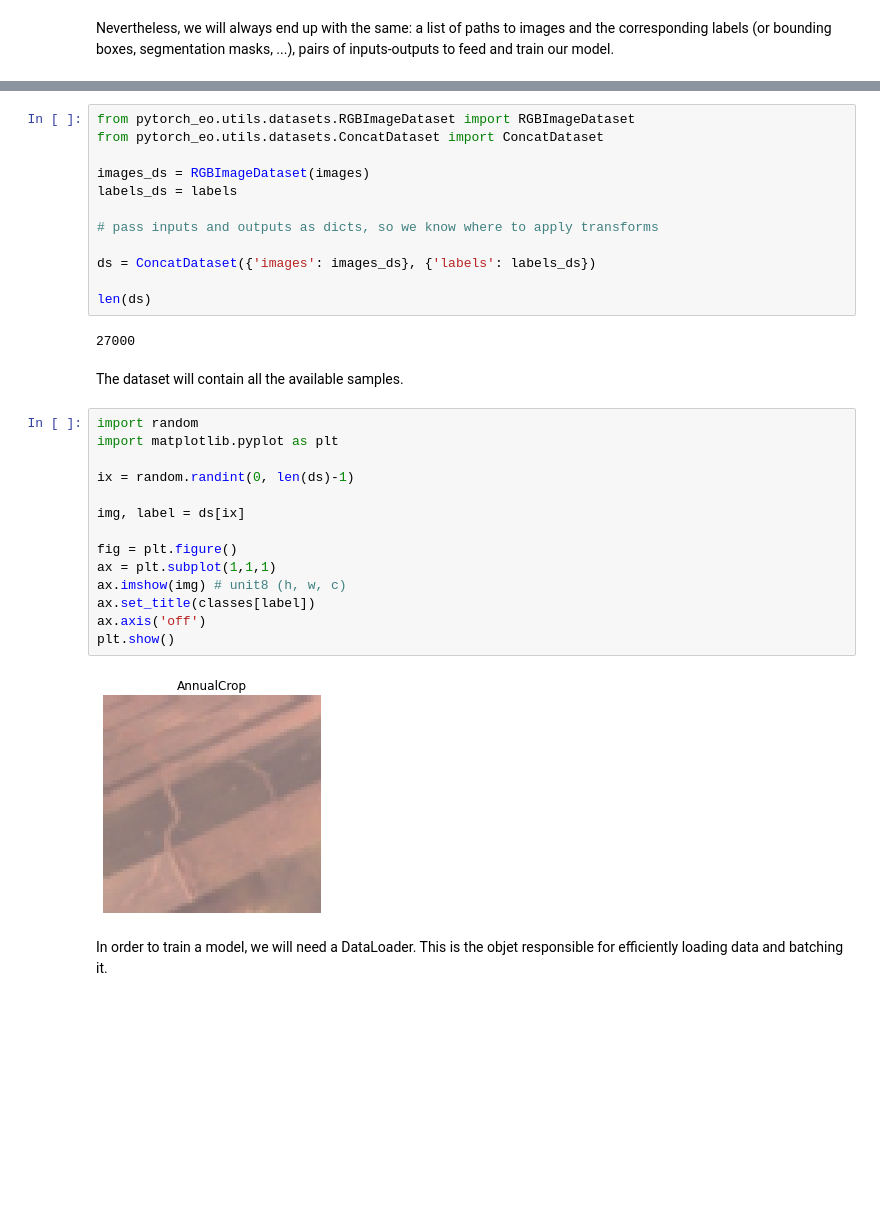
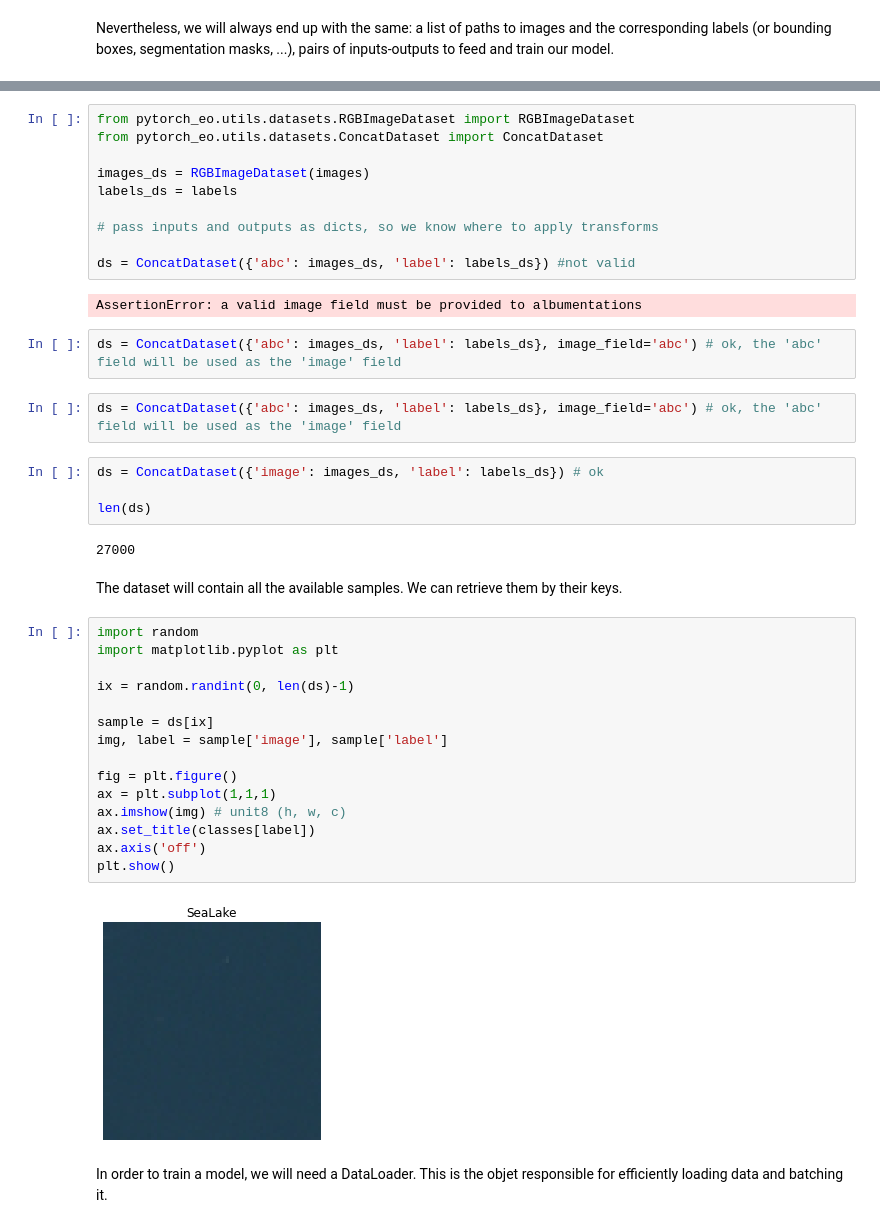
Before and after one commit to earthpulse/pytorchEO, a Jupyter notebook: tutorials/data_loading.ipynb, the cells around one changed output, grey strips where cells are left out. Saved outputs shown, nothing was run; the diff lists cells and outputs as text; blank space fills up the shorter version.

```diff
--- a/tutorials/data_loading.ipynb
+++ b/tutorials/data_loading.ipynb
@@ -86,29 +78,38 @@ labels_ds = labels
 
 # pass inputs and outputs as dicts, so we know where to apply transforms
 
-ds = ConcatDataset({'images': images_ds}, {'labels': labels_ds})
-
-len(ds)
+ds = ConcatDataset({'abc': images_ds, 'label': labels_ds}) #not valid
 # %% [output]
-27000
+AssertionError: a valid image field must be provided to albumentations
+# %%
+ds = ConcatDataset({'abc': images_ds, 'label': labels_ds}, image_field='abc') # ok, the 'abc' field will be used as the 'image' field
+# %%
+ds = ConcatDataset({'abc': images_ds, 'label': labels_ds}, image_field='abc') # ok, the 'abc' field will be used as the 'image' field
+# %%
+ds = ConcatDataset({'image': images_ds, 'label': labels_ds}) # ok
+
+len(ds)
+# %% [output]
+27000
 # %% [markdown]
-The dataset will contain all the available samples.
+The dataset will contain all the available samples. We can retrieve them by their keys.
 # %%
 import random
 import matplotlib.pyplot as plt
 
 ix = random.randint(0, len(ds)-1)
 
-img, label = ds[ix]
+sample = ds[ix]
+img, label = sample['image'], sample['label']
 
 fig = plt.figure()
 ax = plt.subplot(1,1,1)
 ax.imshow(img) # unit8 (h, w, c)
 ax.set_title(classes[label])
 ax.axis('off')
 plt.show()
 # %% [output]
-[figure, old version]
+[figure, new version]
 # %% [markdown]
 In order to train a model, we will need a DataLoader. This is the objet responsible for efficiently loading data and batching it.
 # %%
```
Also changed, not shown: parts of 5 cells of this notebook, 2 other files.
